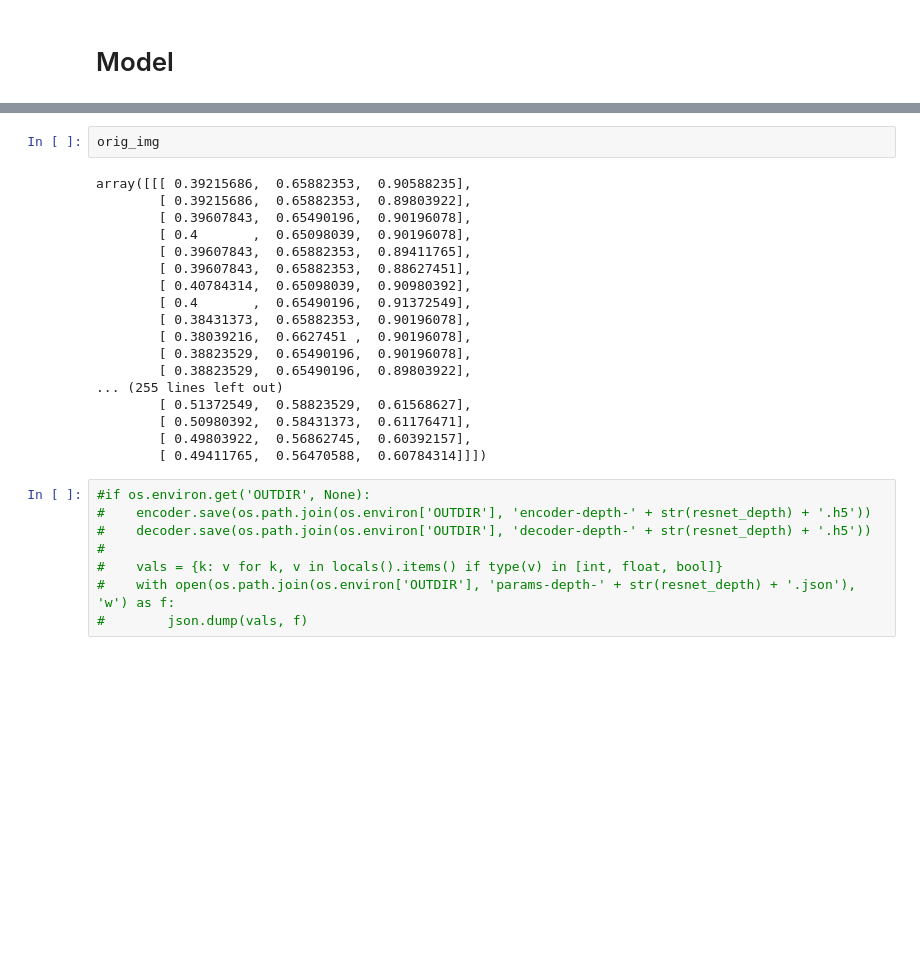
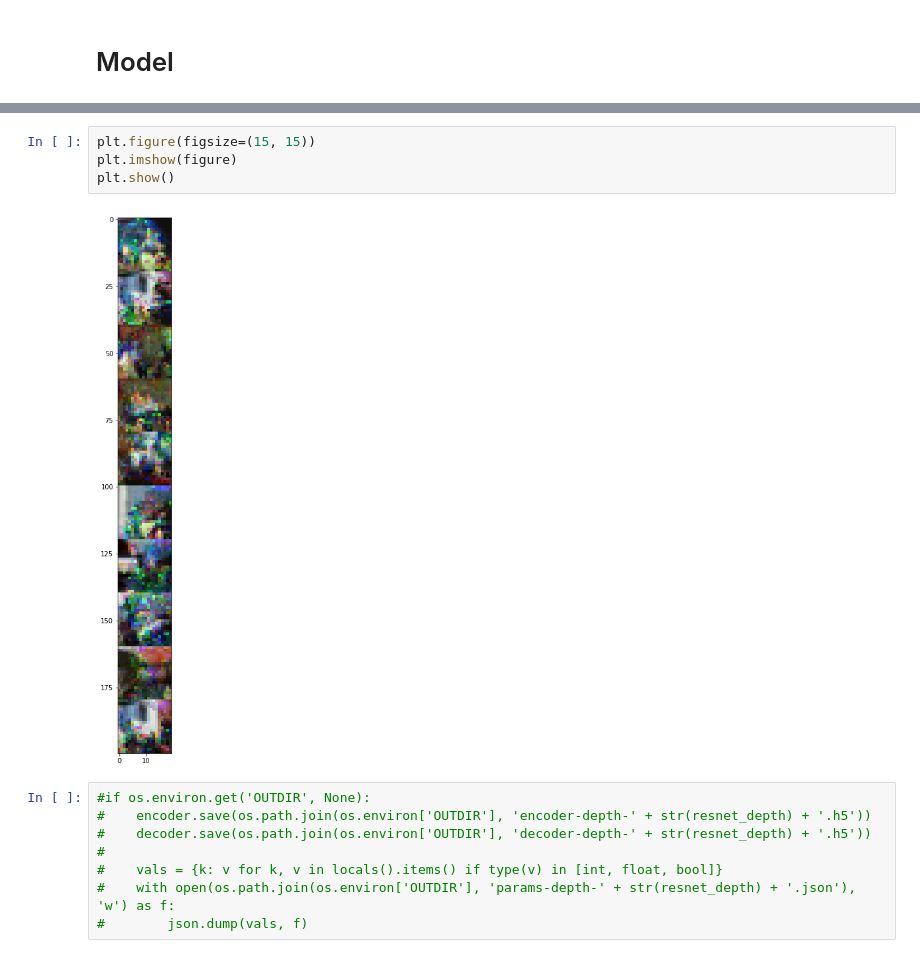
Before and after one commit to bjlkeng/sandbox, a Jupyter notebook: notebooks/pixel_cnn/pixelcnn.ipynb, the cells around one changed output, grey strips where cells are left out. Cells and saved outputs as stored; diff of their text form; blank space fills up the shorter version.

```diff
--- a/notebooks/pixel_cnn/pixelcnn.ipynb
+++ b/notebooks/pixel_cnn/pixelcnn.ipynb
@@ -486,23 +498,9 @@ Elapsed:  65.13941383361816
-# %%
-orig_img
-# %% [output]
-array([[[ 0.39215686,  0.65882353,  0.90588235],
-        [ 0.39215686,  0.65882353,  0.89803922],
-        [ 0.39607843,  0.65490196,  0.90196078],
-        [ 0.4       ,  0.65098039,  0.90196078],
-        [ 0.39607843,  0.65882353,  0.89411765],
-        [ 0.39607843,  0.65882353,  0.88627451],
-        [ 0.40784314,  0.65098039,  0.90980392],
-        [ 0.4       ,  0.65490196,  0.91372549],
-        [ 0.38431373,  0.65882353,  0.90196078],
-        [ 0.38039216,  0.6627451 ,  0.90196078],
-        [ 0.38823529,  0.65490196,  0.90196078],
-        [ 0.38823529,  0.65490196,  0.89803922],
-... (255 lines left out)
-        [ 0.51372549,  0.58823529,  0.61568627],
-        [ 0.50980392,  0.58431373,  0.61176471],
-        [ 0.49803922,  0.56862745,  0.60392157],
-        [ 0.49411765,  0.56470588,  0.60784314]]])
+# %%
+plt.figure(figsize=(15, 15))
+plt.imshow(figure)
+plt.show()
+# %% [output]
+[figure, added]
 # %%
 #if os.environ.get('OUTDIR', None):
 #    encoder.save(os.path.join(os.environ['OUTDIR'], 'encoder-depth-' + str(resnet_depth) + '.h5'))
```
Also changed, not shown: parts of 14 cells of this notebook.
